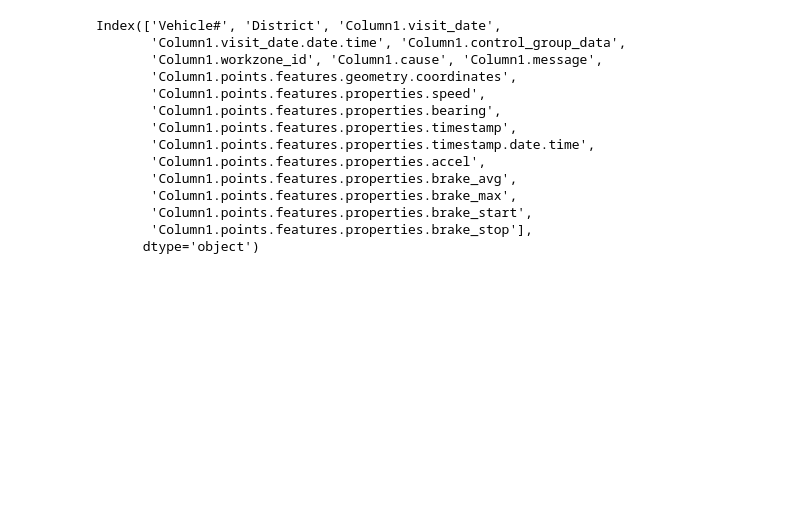
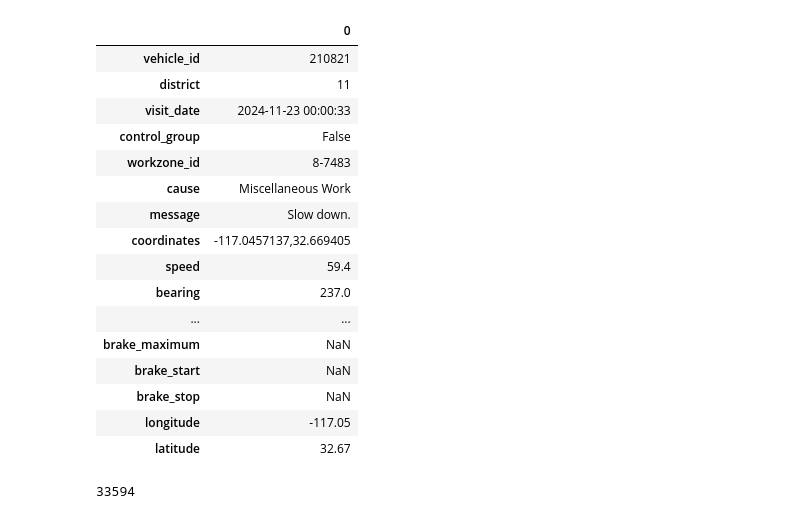
Before and after one commit to dstl-lab/treds-work-zone-analysis, a Jupyter notebook: eda.ipynb, the cells around one changed output. Saved outputs shown, nothing was run; the diff lists cells and outputs as text; code cells hidden in the pictures; blank space fills up the shorter version.

```diff
--- a/eda.ipynb
+++ b/eda.ipynb
@@ -39,0 +3,21 @@ df
+# %%
+def parse_timestamps(df):
+    '''
+    It looks like the visit_timestamp is a duplicate of the visit_date, so we'll
+    drop it and parse visit_date instead. Same deal for the event_time and
+    event_timestamp columns.
+    '''
+    return df.assign(
+        visit_date=pd.to_datetime(df['visit_date'], format='%Y-%m-%dT%H:%M:%S'),
+        event_time=pd.to_datetime(df['event_time'], format='mixed'),
+    ).drop(columns=['visit_timestamp', 'event_timestamp'])
+# %%
+def split_coordinates(df):
+    """
+    Split the coordinates column into separate latitude and longitude columns.
+    """
+    df = df.copy()
+    df[['longitude', 'latitude']] = df['coordinates'].str.split(',', expand=True)
+    df['longitude'] = df['longitude'].astype(np.float32)
+    df['latitude'] = df['latitude'].astype(np.float32)
+    return df
@@ -39,0 +46,22 @@ df
+# %%
+# Specifying these dtypes takes memory usage down from 3GB to 700MB!
+dtype_spec = {
+    'vehicle_id': pd.UInt32Dtype(),
+    'district': pd.UInt8Dtype(),
+    'control_group': bool,
+    'speed': np.float32,
+    'bearing': np.float32,
+    'acceleration': np.float32,
+    'brake_average': np.float32,
+    'brake_maximum': np.float32,
+    'brake_start': np.float32,
+    'brake_stop': np.float32
+}
+# %%
+df = (
+    pd.read_csv('data.csv', names=column_names, skiprows=1,
+                dtype=dtype_spec)
+    .pipe(parse_timestamps)
+    .pipe(split_coordinates)
+)
+df
@@ -40,17 +78,24 @@ df
 # %%
-df.columns
+display_df(df.iloc[0].to_frame(), rows=18)
 # %% [output]
-Index(['Vehicle#', 'District', 'Column1.visit_date',
-       'Column1.visit_date.date.time', 'Column1.control_group_data',
-       'Column1.workzone_id', 'Column1.cause', 'Column1.message',
-       'Column1.points.features.geometry.coordinates',
-       'Column1.points.features.properties.speed',
-       'Column1.points.features.properties.bearing',
-       'Column1.points.features.properties.timestamp',
-       'Column1.points.features.properties.timestamp.date.time',
-       'Column1.points.features.properties.accel',
-       'Column1.points.features.properties.brake_avg',
-       'Column1.points.features.properties.brake_max',
-       'Column1.points.features.properties.brake_start',
-       'Column1.points.features.properties.brake_stop'],
-      dtype='object')
+|  | 0 |
+| vehicle_id | 210821 |
+| district | 11 |
+| visit_date | 2024-11-23 00:00:33 |
+| control_group | False |
+| workzone_id | 8-7483 |
+| cause | Miscellaneous Work |
+| message | Slow down. |
+| coordinates | -117.0457137,32.669405 |
+| speed | 59.4 |
+| bearing | 237.0 |
+| ... | ... |
+| brake_maximum | NaN |
+| brake_start | NaN |
+| brake_stop | NaN |
+| longitude | -117.05 |
+| latitude | 32.67 |
+# %%
+df['vehicle_id'].nunique()
+# %% [output]
+33594
```
Also changed, not shown: parts of 12 cells of this notebook, 3 other files.
